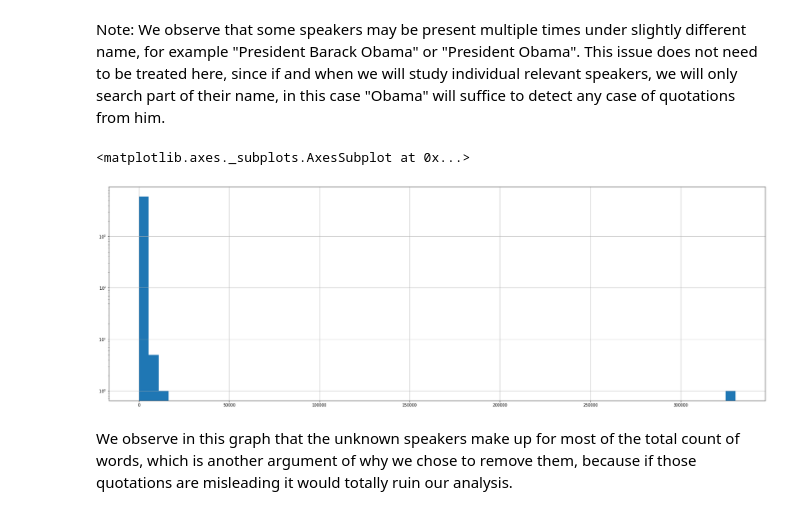
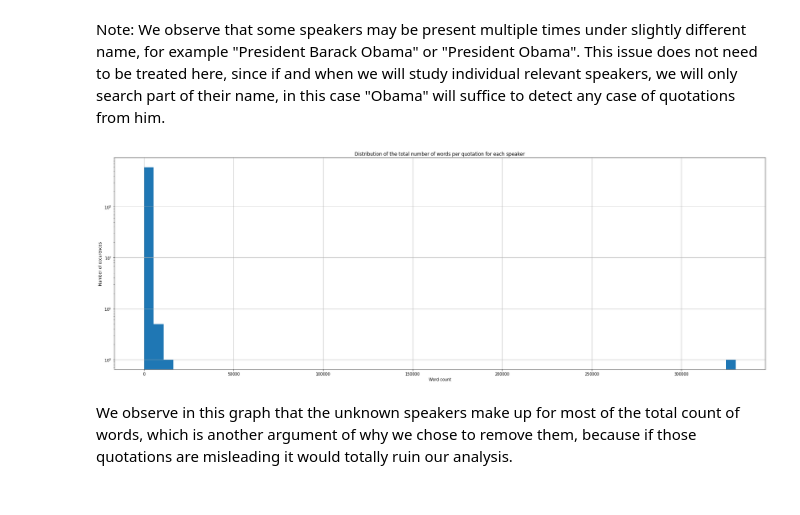
Before and after one commit to epfl-ada/ada-2021-project-lejt, a Jupyter notebook: Initial_Analysis.ipynb, the cells around one changed output. Drawn from its saved outputs; the diff is of its cells as text; code cells hidden in the pictures.

```diff
--- a/Initial_Analysis.ipynb
+++ b/Initial_Analysis.ipynb
@@ -159,10 +164,12 @@ total_sum_word_counts_par_speaker
 # %% [markdown]
 Note:
 We observe that some speakers may be present multiple times under slightly different name, for example "President Barack Obama" or "President Obama". This issue does not need to be treated here, since if and when we will study individual relevant speakers, we will only search part of their name, in this case "Obama" will suffice to detect any case of quotations from him.
-# %%
-total_sum_word_counts_par_speaker['Words count'].hist(log=True, bins=60, figsize=[30,10])
-# %% [output]
-<matplotlib.axes._subplots.AxesSubplot at 0x...>
-[figure, removed]
+# %%
+ax = total_sum_word_counts_par_speaker['Words count'].hist(log=True, bins=60, figsize=[30,10]);
+ax.set_ylabel("Number of occurences");
+ax.set_xlabel("Word count");
+ax.set_title("Distribution of the total number of words per quotation for each speaker");
+# %% [output]
+[figure, added]
 # %% [markdown]
 We observe in this graph that the unknown speakers make up for most of the total count of words, which is another argument of why we chose to remove them, because if those quotations are misleading it would totally ruin our analysis.
```
Also changed, not shown: parts of 13 cells of this notebook, 1 other file.
